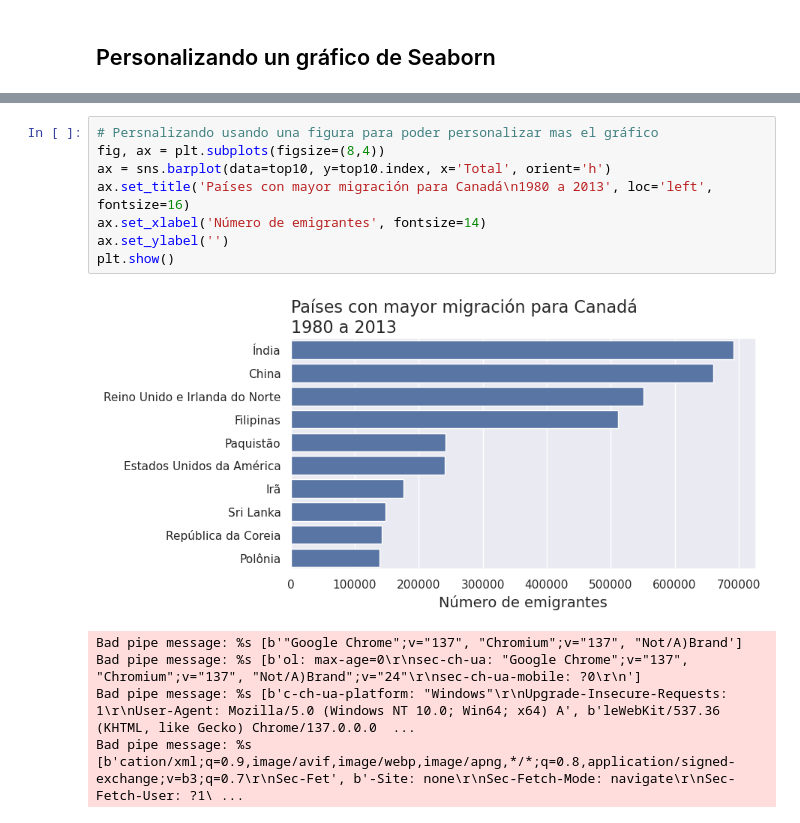
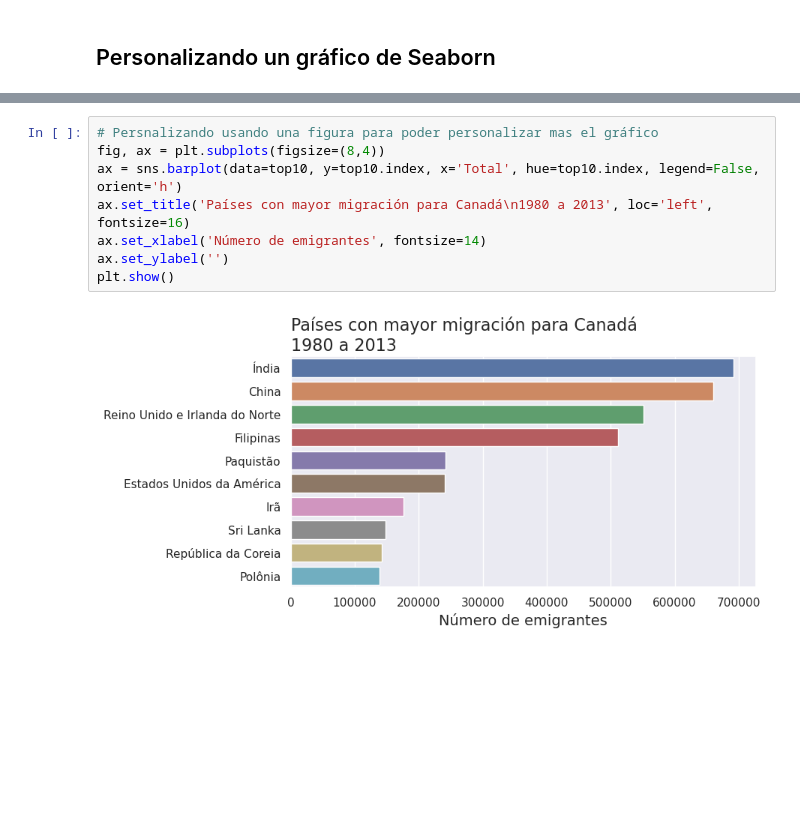
Before and after one commit to ygor-github/data_visualization, a Jupyter notebook: Aula.ipynb, the cells around one changed output, grey strips where cells are left out. Saved outputs shown, nothing was run; the diff lists cells and outputs as text; blank space fills up the shorter version.

```diff
--- a/Aula.ipynb
+++ b/Aula.ipynb
@@ -772,14 +772,10 @@ plt.show()
 # %%
 # Persnalizando usando una figura para poder personalizar mas el gráfico
 fig, ax = plt.subplots(figsize=(8,4))
-ax = sns.barplot(data=top10, y=top10.index, x='Total', orient='h')
+ax = sns.barplot(data=top10, y=top10.index, x='Total', hue=top10.index, legend=False, orient='h')
 ax.set_title('Países con mayor migración para Canadá\n1980 a 2013', loc='left', fontsize=16)
 ax.set_xlabel('Número de emigrantes', fontsize=14)
 ax.set_ylabel('')
 plt.show()
 # %% [output]
-[figure, old version]
+[figure, new version]
-Bad pipe message: %s [b'"Google Chrome";v="137", "Chromium";v="137", "Not/A)Brand']
-Bad pipe message: %s [b'ol: max-age=0\r\nsec-ch-ua: "Google Chrome";v="137", "Chromium";v="137", "Not/A)Brand";v="24"\r\nsec-ch-ua-mobile: ?0\r\n']
-Bad pipe message: %s [b'c-ch-ua-platform: "Windows"\r\nUpgrade-Insecure-Requests: 1\r\nUser-Agent: Mozilla/5.0 (Windows NT 10.0; Win64; x64) A', b'leWebKit/537.36 (KHTML, like Gecko) Chrome/137.0.0.0  ...
-Bad pipe message: %s [b'cation/xml;q=0.9,image/avif,image/webp,image/apng,*/*;q=0.8,application/signed-exchange;v=b3;q=0.7\r\nSec-Fet', b'-Site: none\r\nSec-Fetch-Mode: navigate\r\nSec-Fetch-User: ?1\ ...
```
Also changed, not shown: parts of 3 cells of this notebook.
